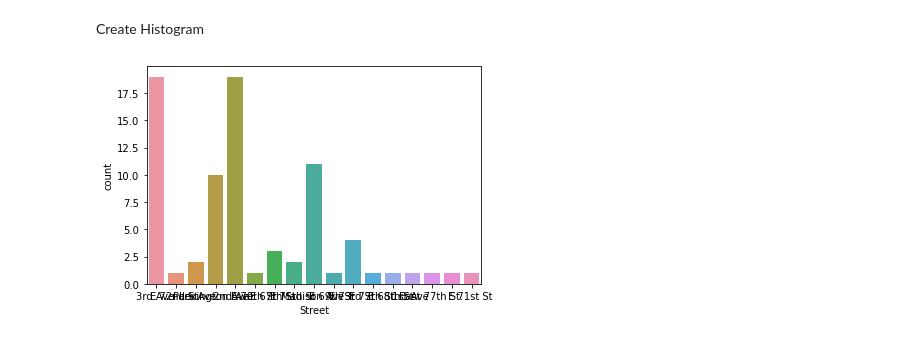
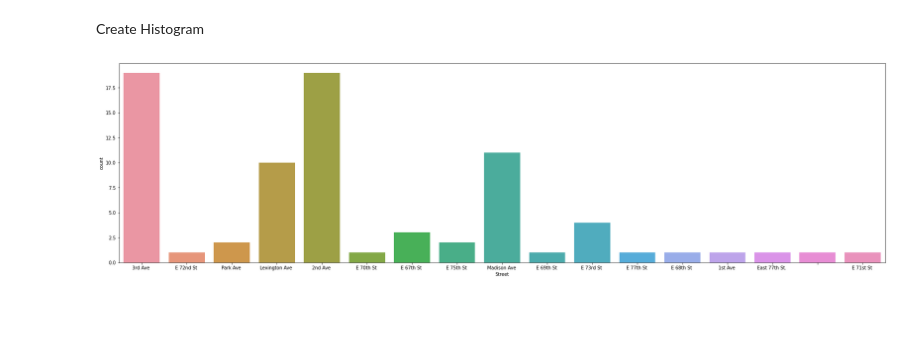
Before and after one commit to sbloom1a/Python-Class-4, a Jupyter notebook: Capstone Project Final.ipynb, the cells around one changed output. Saved outputs shown, nothing was run; the diff lists cells and outputs as text; code cells hidden in the pictures; blank space fills up the shorter version.

```diff
--- a/Capstone Project Final.ipynb
+++ b/Capstone Project Final.ipynb
@@ -645,7 +634,7 @@ street_df
 # %% [markdown]
 Create Histogram
 # %%
-
+plt.figure(figsize=(30,8))
 ax = sns.countplot(x="Street",data=street_df)
 # %% [output]
-[figure, old version]
+[figure, new version]
```
Also changed, not shown: parts of 1 cell of this notebook.
